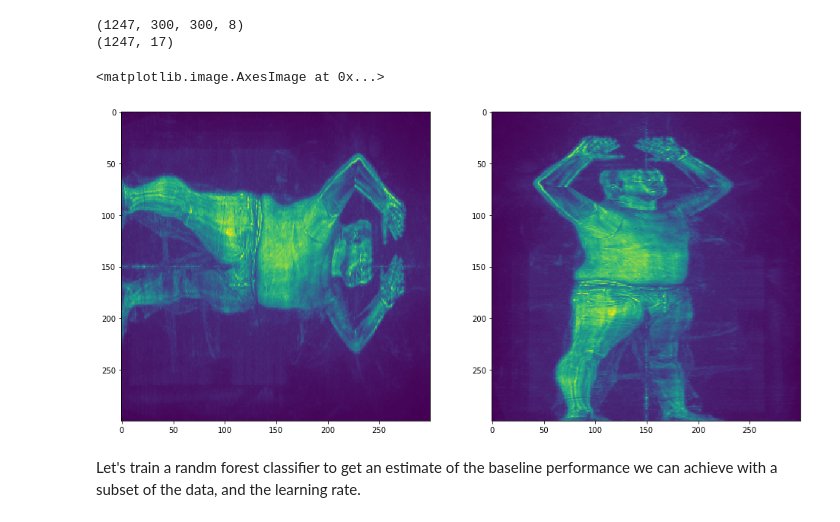
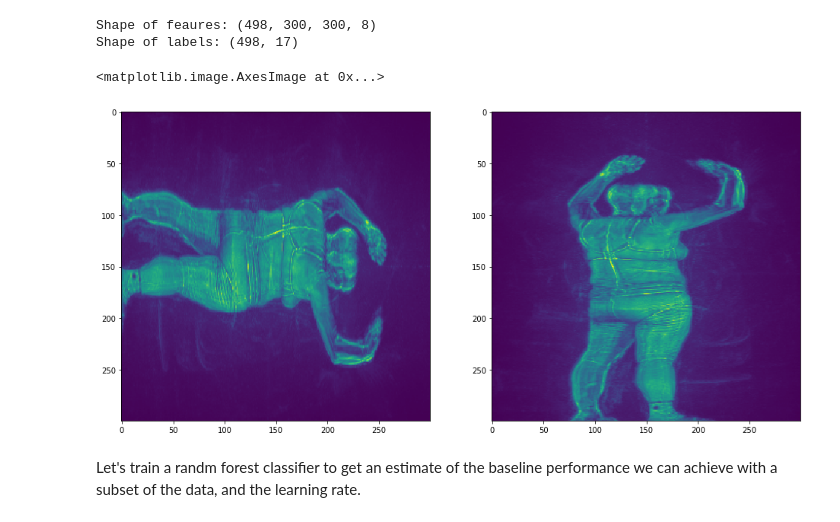
Before and after one commit to brayan07/machine-learning, a Jupyter notebook: projects/capstone/DHSThreatRecognition/DHS Data Preparation and Preprocessing.ipynb, the cells around one changed output. Drawn from its saved outputs; the diff is of its cells as text; code cells hidden in the pictures.

```diff
--- a/projects/capstone/DHSThreatRecognition/DHS Data Preparation and Preprocessing.ipynb
+++ b/projects/capstone/DHSThreatRecognition/DHS Data Preparation and Preprocessing.ipynb
@@ -89,23 +131,23 @@ There is no label for image12ed0db15024397106482c4983ad2d92
 # %%
 with open(pickle_name,"rb") as f:
     save = pickle.load(f)
     training_features = save['features']
     training_labels = save['labels']
 print("Shape of feaures: {}".format(training_features.shape))
 print("Shape of labels: {}".format(training_labels.shape))
 #Make sure images look okay
-sample_num = 30
-angle = 7
+sample_num = 50
+angle = 5
 fig = plt.figure(figsize = (16,16))
 ax = fig.add_subplot(121)
 ax2 = fig.add_subplot(122)
 ax2.imshow(np.flipud(training_features[sample_num,:,:,angle].transpose()), cmap = 'viridis')
 ax.imshow(training_features[sample_num,:,:,angle], cmap = 'viridis')
 # %% [output]
-(1247, 300, 300, 8)
-(1247, 17)
+Shape of feaures: (498, 300, 300, 8)
+Shape of labels: (498, 17)
 <matplotlib.image.AxesImage at 0x...>
-[figure, old version]
+[figure, new version]
 # %%
 #Divide the data into train, test
 from sklearn.model_selection import train_test_split
```
Also changed, not shown: parts of 9 cells of this notebook, 2 other files.
